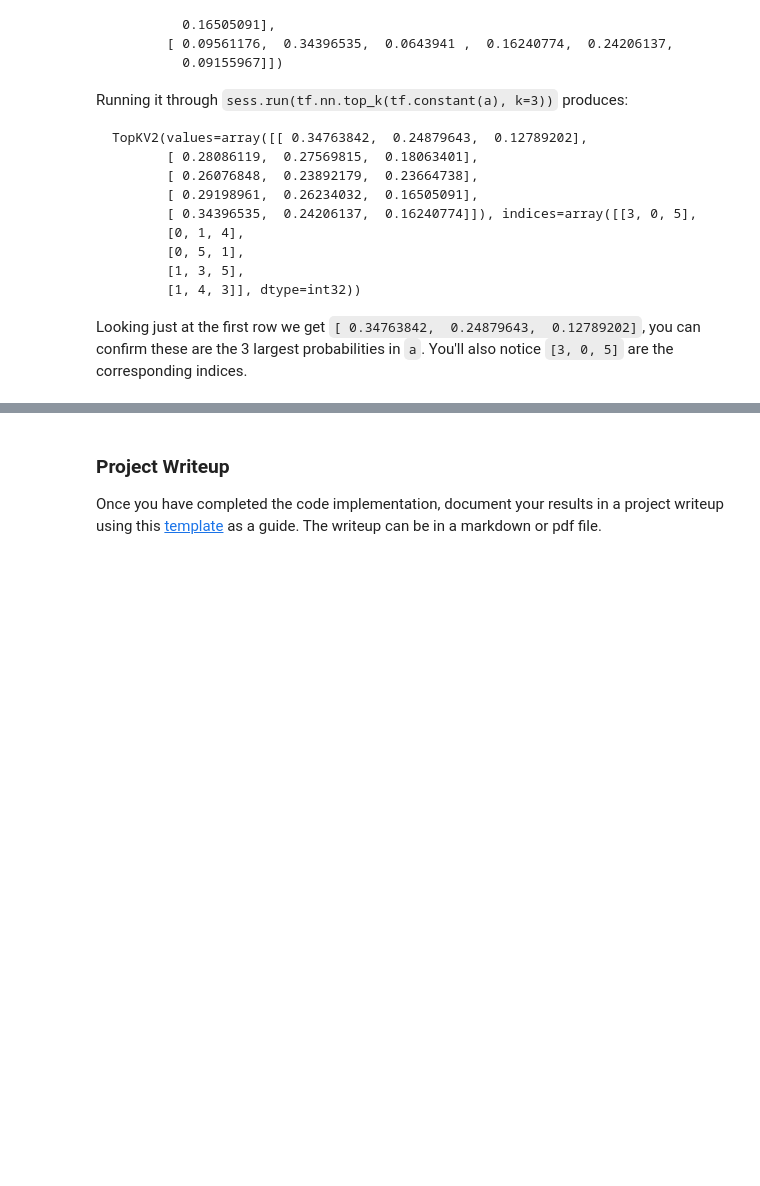
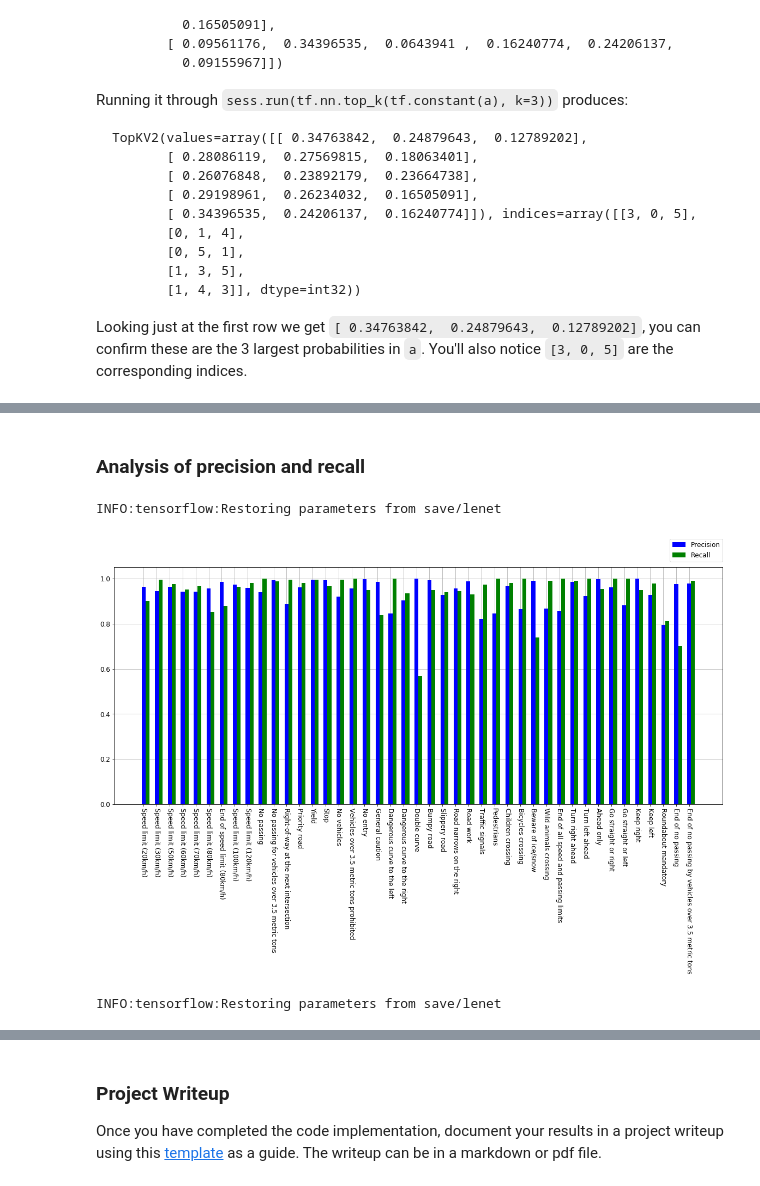
Before and after one commit to JohanSmet/udacity_carnd, a Jupyter notebook: Traffic_Sign_Classifier.ipynb, the cells around one changed output, grey strips where cells are left out. Saved outputs shown, nothing was run; the diff lists cells and outputs as text; code cells hidden in the pictures; blank space fills up the shorter version.

```diff
--- a/Traffic_Sign_Classifier.ipynb
+++ b/Traffic_Sign_Classifier.ipynb
@@ -288,7 +292,12 @@ def conv2d_layer(net, input_depth, output_depth, filter_size):
 
     return conv
 # %%
-def pooling_layer(net, pool_size=2, stride=2):
-    pool =  tf.nn.max_pool(net, ksize=[1, pool_size, pool_size, 1], strides=[1, stride, stride, 1], padding='VALID')
+def pooling_layer(net, name, pool_size=2, stride=2):
+    pool =  tf.nn.max_pool(net,
+                           ksize=[1, pool_size, pool_size, 1],
+                           strides=[1, stride, stride, 1],
+                           padding='VALID',
+                           name=name
+                          )
     return pool
 # %%
@@ -612,0 +637,29 @@ Figure 5 : 25_road_work.jpg
+# %% [markdown]
+### Analysis of precision and recall
+# %%
+with tf.Session() as session:
+    classifier.restore_model(session)
+    precision, recall = classifier.run_precision_recall(session, dataset.test_X, dataset.test_y)
+# %% [output]
+INFO:tensorflow:Restoring parameters from save/lenet
+# %%
+ind = np.arange(n_classes)
+width=0.7
+
+fig = plt.figure(figsize=(20,8))
+ax = fig.add_subplot(111)
+
+ax.grid(zorder=0)
+rects1 = ax.bar(ind, precision, w, color='blue', zorder=3)
+rects2 = ax.bar(ind+w, recall, w, color='green', zorder=3)
+_ = ax.set_xticks(ind)
+_ = ax.set_xticklabels(sign_names, rotation=270)
+_ = ax.legend((rects1[0], rects2[0]), ('Precision', 'Recall'), bbox_to_anchor=(1.0, 1.12), loc=1, borderaxespad=0.)
+# %% [output]
+[figure, added]
+# %%
+with tf.Session() as session:
+    classifier.restore_model(session)
+    classes_21 = classifier.run_classification(session, dataset.test_X[dataset.test_y==21])
+# %% [output]
+INFO:tensorflow:Restoring parameters from save/lenet
```
Also changed, not shown: parts of 15 cells of this notebook.
